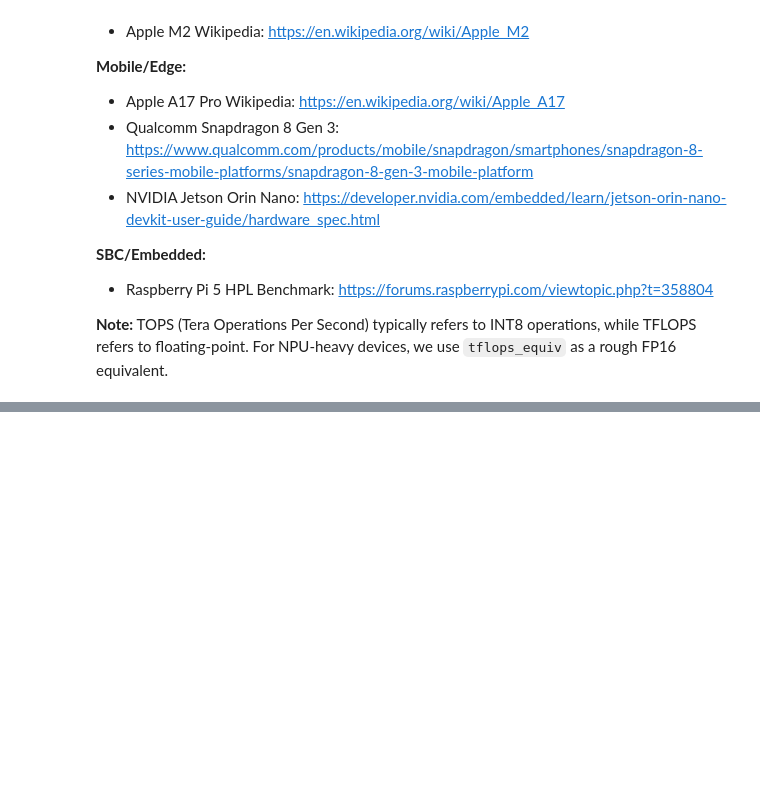
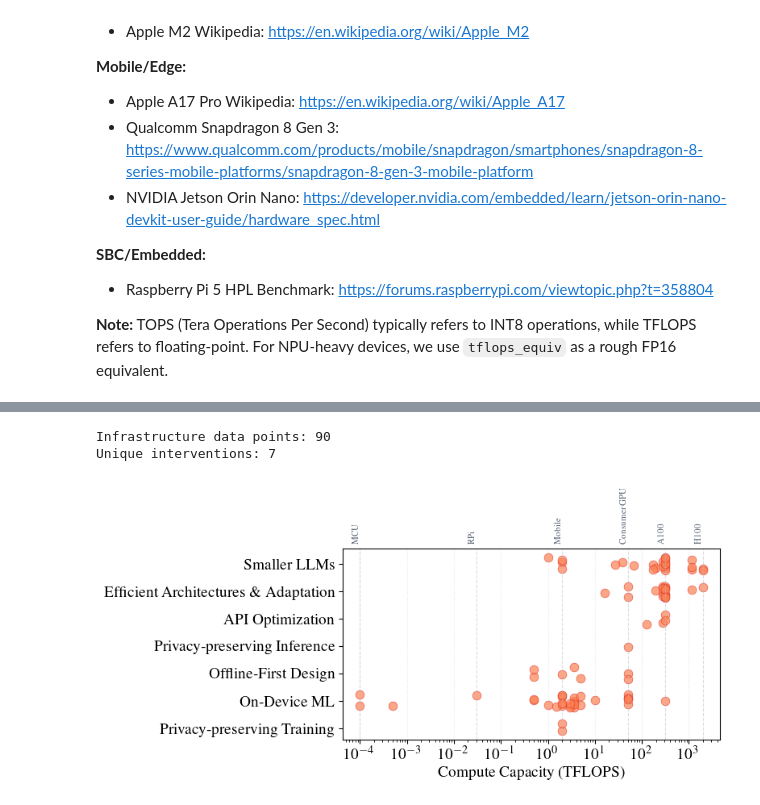
Before and after one commit to ljvmiranda921/edgeml-survey, a Jupyter notebook: notebooks/2026-02-12-figures-for-paper.ipynb, the cells around one changed output, grey strips where cells are left out. Drawn from its saved outputs; the diff is of its cells as text; code cells hidden in the pictures; blank space fills up the shorter version.

```diff
--- a/notebooks/2026-02-12-figures-for-paper.ipynb
+++ b/notebooks/2026-02-12-figures-for-paper.ipynb
@@ -645,0 +813,80 @@ print(f"Defined FLOPS mapping for {len(DEVICE_FLOPS)} device categories")
+# %%
+# Create scatter plot: Infrastructure Interventions vs Compute Capacity (TFLOPS)
+
+# Filter to Infrastructure only
+infra_df = plot_df[plot_df["binding_constraint"] == "Infrastructure"].copy()
+print(f"Infrastructure data points: {len(infra_df)}")
+print(f"Unique interventions: {infra_df['intervention'].nunique()}")
+
+# Sort interventions by median TFLOPS
+intervention_order = (
+    infra_df.groupby("intervention")["tflops"].median().sort_values().index.tolist()
+)
+
+# Create intervention to y-position mapping
+intervention_to_y = {interv: i for i, interv in enumerate(intervention_order)}
+infra_df["y_pos"] = infra_df["intervention"].map(intervention_to_y)
+
+# Add jitter to y-position
+np.random.seed(42)
+infra_df["y_jitter"] = infra_df["y_pos"] + np.random.uniform(-0.25, 0.25, len(infra_df))
+
+fig, ax = plt.subplots(figsize=(8, 4))
+
+ax.scatter(
+    infra_df["tflops"],
+    infra_df["y_jitter"],
+    c=CAMBRIDGE_COLORS["crest"],
+    alpha=0.7,
+    s=60,
+    edgecolors=CAMBRIDGE_COLORS["dark_crest"],
+    linewidths=0.5,
+)
+
+# Set log scale for x-axis
+ax.set_xscale("log")
+
+# Set y-ticks to intervention names
+ax.set_yticks(range(len(intervention_order)))
+ax.set_yticklabels([i.replace("&", r"\&") for i in intervention_order])
+
+# Labels
+ax.set_xlabel("Compute Capacity (TFLOPS)")
+ax.set_ylabel("")
+
+# Add vertical lines for device categories
+device_markers = {
+    "MCU": 0.0001,
+    "RPi": 0.03,
+    "Mobile": 2.0,
+    "Consumer GPU": 50,
+    "A100": 312,
+    "H100": 1979,
+}
+
+for label, x in device_markers.items():
+    ax.axvline(
+        x, color=CAMBRIDGE_COLORS["slate_2"], linestyle="--", alpha=0.5, linewidth=0.8
+    )
+    ax.text(
+        x,
+        len(intervention_order) - 0.3,
+        label,
+        rotation=90,
+        va="bottom",
+        ha="right",
+        fontsize=8,
+        color=CAMBRIDGE_COLORS["slate_3"],
+    )
+
+ax.grid(axis="x", alpha=0.3, linestyle=":")
+
+fig.tight_layout()
+fig.savefig(
+    OUTPUT_DIR / "intervention_by_compute_capacity.pdf", bbox_inches="tight", dpi=300
+)
+plt.show()
+# %% [output]
+Infrastructure data points: 90
+Unique interventions: 7
+[figure, added]
```
Also changed, not shown: parts of 4 cells of this notebook.
